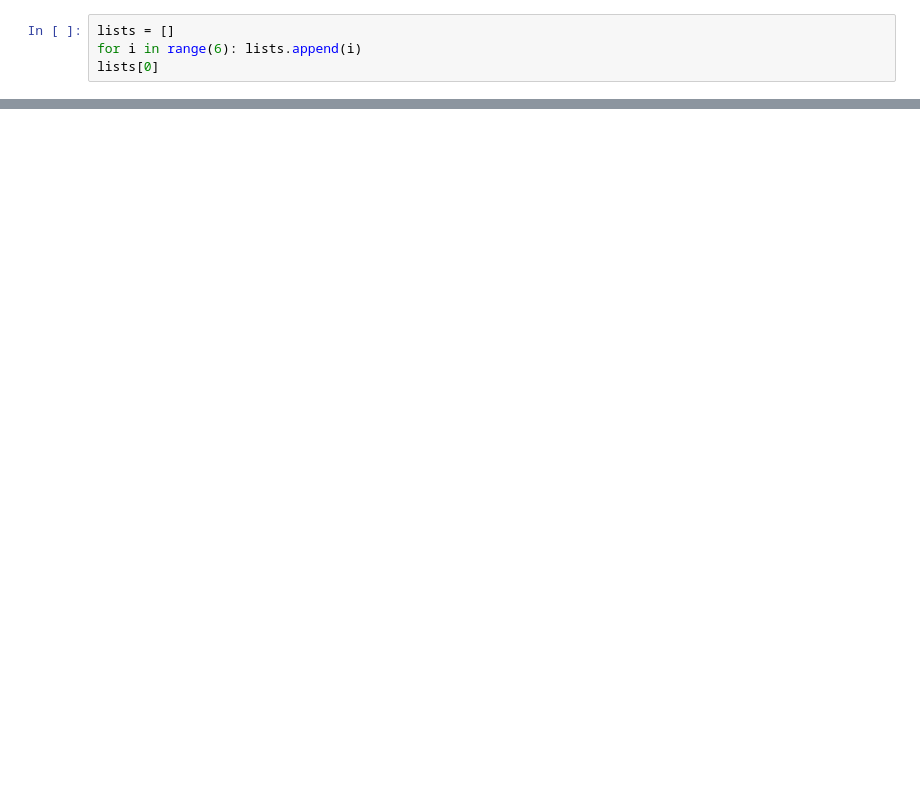
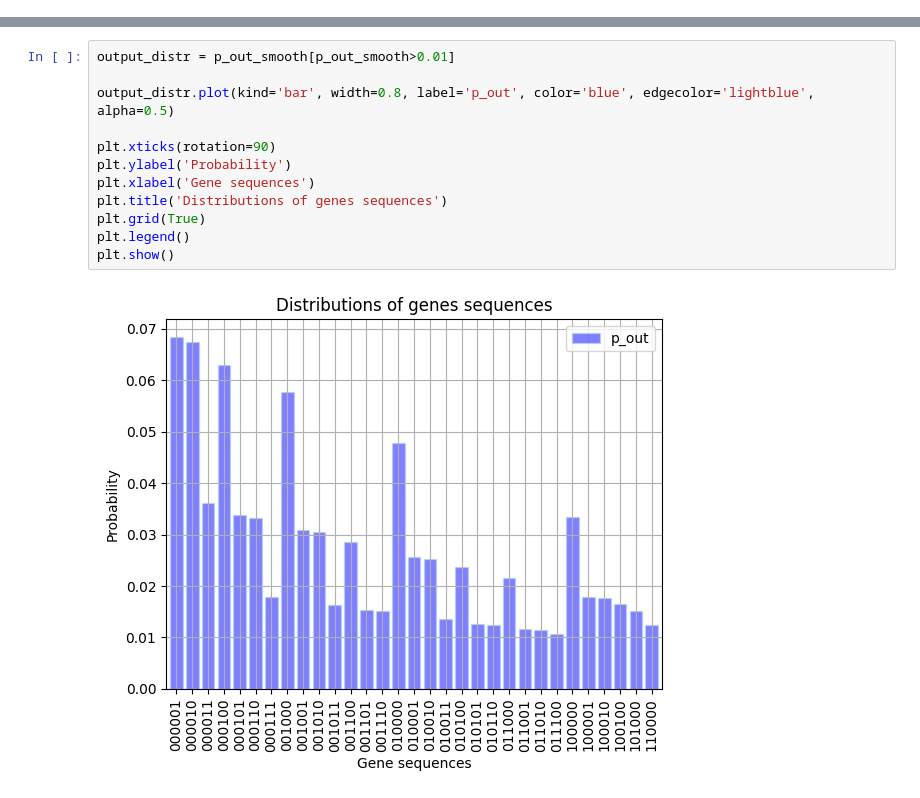
Before and after one commit to albertosal17/final_project_QIC, a Jupyter notebook: scripts/tests.ipynb, the cells around one changed output, grey strips where cells are left out. Cells and saved outputs as stored; diff of their text form; blank space fills up the shorter version.

```diff
--- a/scripts/tests.ipynb
+++ b/scripts/tests.ipynb
@@ -41,5 +41 @@ print(psi_out.shape, '\n', psi_out)
  1.06608152e-05+0.j]
-# %%
-lists = []
-for i in range(6): lists.append(i)
-lists[0]
@@ -47,0 +253,14 @@ lists[0]
+# %%
+output_distr = p_out_smooth[p_out_smooth>0.01]
+
+output_distr.plot(kind='bar', width=0.8, label='p_out', color='blue', edgecolor='lightblue', alpha=0.5)
+
+plt.xticks(rotation=90)
+plt.ylabel('Probability')
+plt.xlabel('Gene sequences')
+plt.title('Distributions of genes sequences')
+plt.grid(True)
+plt.legend()
+plt.show()
+# %% [output]
+[figure, added]
```
Also changed, not shown: parts of 6 cells of this notebook, 6 other files.
